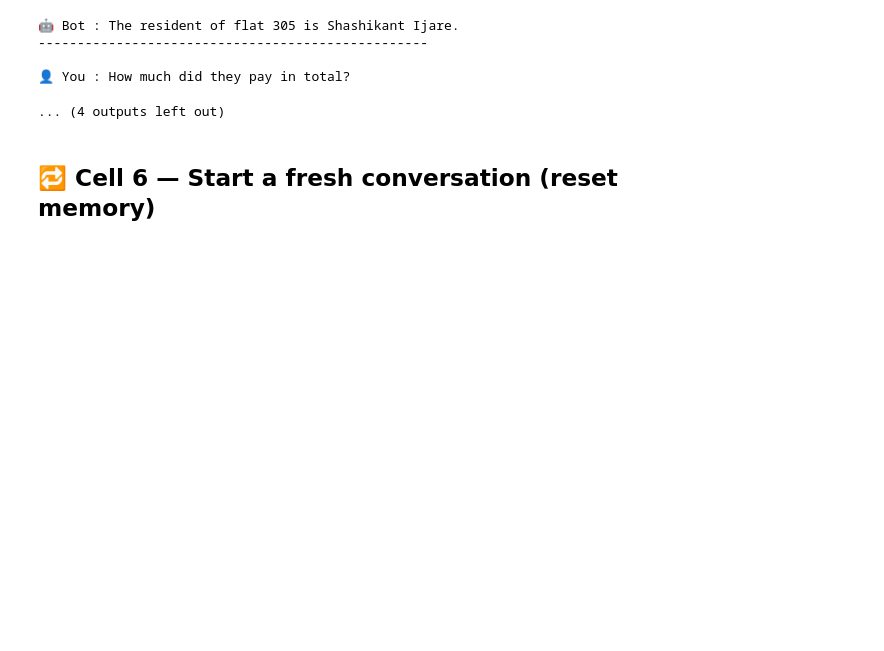
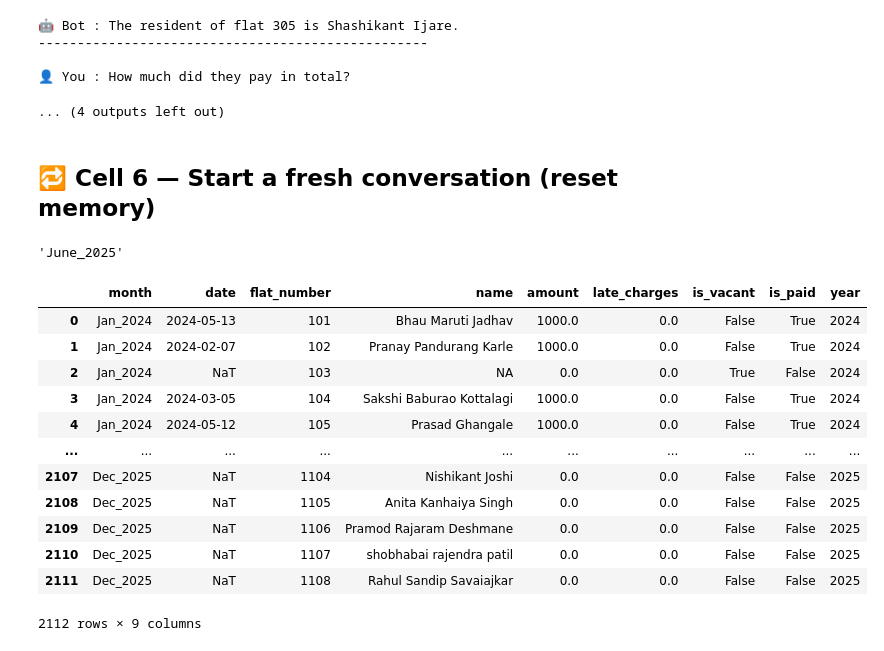
Before and after one commit to tadevilas/Society-Maintenance-Tracker-, a Jupyter notebook: society-agent/test_notebook.ipynb, the cells around one changed output. Saved outputs shown, nothing was run; the diff lists cells and outputs as text; code cells hidden in the pictures; blank space fills up the shorter version.

```diff
--- a/society-agent/test_notebook.ipynb
+++ b/society-agent/test_notebook.ipynb
@@ -238,0 +275,22 @@ print(response)
+# %%
+dl._normalise_month('Jun_2025')
+# %% [output]
+'June_2025'
+# %%
+df = dl.load_maintenance()
+# %%
+df
+# %% [output]
+|  | month | date | flat_number | name | amount | late_charges | is_vacant | is_paid | year |
+| 0 | Jan_2024 | 2024-05-13 | 101 | Bhau Maruti Jadhav | 1000.0 | 0.0 | False | True | 2024 |
+| 1 | Jan_2024 | 2024-02-07 | 102 | Pranay Pandurang Karle | 1000.0 | 0.0 | False | True | 2024 |
+| 2 | Jan_2024 | NaT | 103 | NA | 0.0 | 0.0 | True | False | 2024 |
+| 3 | Jan_2024 | 2024-03-05 | 104 | Sakshi Baburao Kottalagi | 1000.0 | 0.0 | False | True | 2024 |
+| 4 | Jan_2024 | 2024-05-12 | 105 | Prasad Ghangale | 1000.0 | 0.0 | False | True | 2024 |
+| ... | ... | ... | ... | ... | ... | ... | ... | ... | ... |
+| 2107 | Dec_2025 | NaT | 1104 | Nishikant Joshi | 0.0 | 0.0 | False | False | 2025 |
+| 2108 | Dec_2025 | NaT | 1105 | Anita Kanhaiya Singh | 0.0 | 0.0 | False | False | 2025 |
+| 2109 | Dec_2025 | NaT | 1106 | Pramod Rajaram Deshmane | 0.0 | 0.0 | False | False | 2025 |
+| 2110 | Dec_2025 | NaT | 1107 | shobhabai rajendra patil | 0.0 | 0.0 | False | False | 2025 |
+| 2111 | Dec_2025 | NaT | 1108 | Rahul Sandip Savaiajkar | 0.0 | 0.0 | False | False | 2025 |
+2112 rows × 9 columns
```
Also changed, not shown: parts of 6 cells of this notebook, 4 other files.
